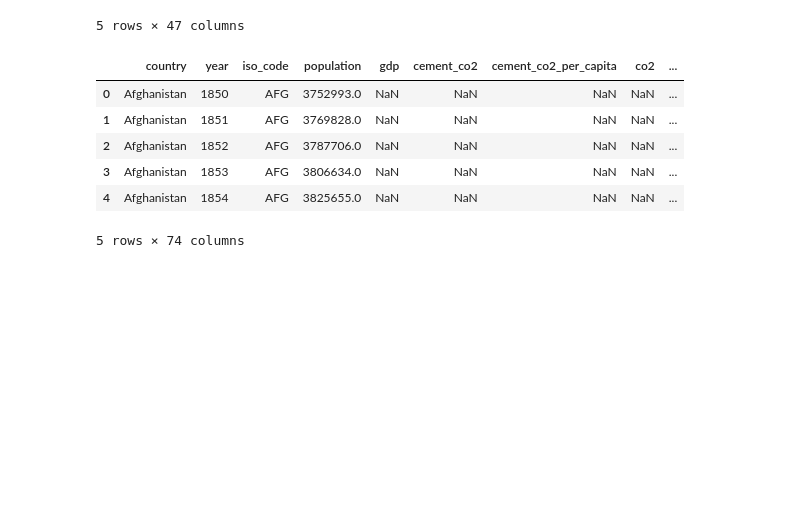
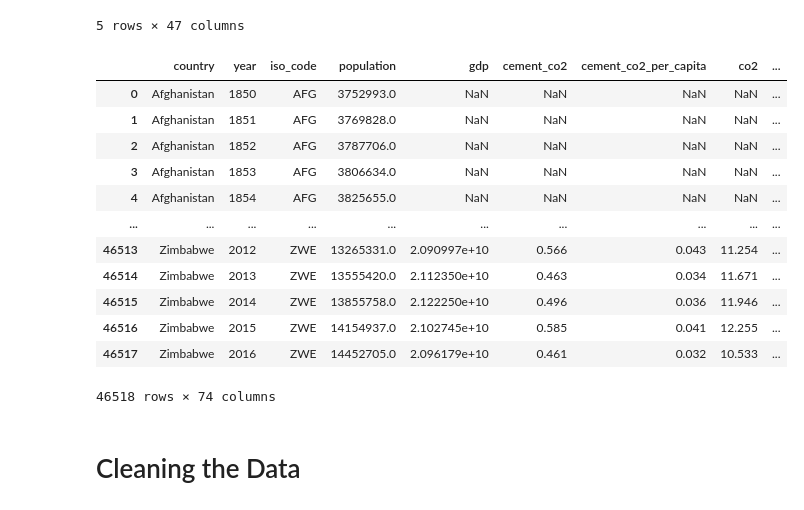
Before and after one commit to ubco-W2022T2-data301/project-group-group42, a Jupyter notebook: analysis/analysisRona.ipynb, the cells around one changed output. Cells and saved outputs as stored; diff of their text form; code cells hidden in the pictures; blank space fills up the shorter version.

```diff
--- a/analysis/analysisRona.ipynb
+++ b/analysis/analysisRona.ipynb
@@ -21,12 +27,20 @@ df_nd.head(5)
 # %%
 import pandas as pd
 df_emis = pd.read_csv("../data/raw/owid_emissions.csv") # Emissions dataframe
-df_emis.head(5)
+df_emis.head(-5)
 # %% [output]
 |  | country | year | iso_code | population | gdp | cement_co2 | cement_co2_per_capita | co2 | ... |
 | 0 | Afghanistan | 1850 | AFG | 3752993.0 | NaN | NaN | NaN | NaN | ... |
 | 1 | Afghanistan | 1851 | AFG | 3769828.0 | NaN | NaN | NaN | NaN | ... |
 | 2 | Afghanistan | 1852 | AFG | 3787706.0 | NaN | NaN | NaN | NaN | ... |
 | 3 | Afghanistan | 1853 | AFG | 3806634.0 | NaN | NaN | NaN | NaN | ... |
 | 4 | Afghanistan | 1854 | AFG | 3825655.0 | NaN | NaN | NaN | NaN | ... |
+| ... | ... | ... | ... | ... | ... | ... | ... | ... | ... |
+| 46513 | Zimbabwe | 2012 | ZWE | 13265331.0 | 2.090997e+10 | 0.566 | 0.043 | 11.254 | ... |
+| 46514 | Zimbabwe | 2013 | ZWE | 13555420.0 | 2.112350e+10 | 0.463 | 0.034 | 11.671 | ... |
+| 46515 | Zimbabwe | 2014 | ZWE | 13855758.0 | 2.122250e+10 | 0.496 | 0.036 | 11.946 | ... |
+| 46516 | Zimbabwe | 2015 | ZWE | 14154937.0 | 2.102745e+10 | 0.585 | 0.041 | 12.255 | ... |
+| 46517 | Zimbabwe | 2016 | ZWE | 14452705.0 | 2.096179e+10 | 0.461 | 0.032 | 10.533 | ... |
-5 rows × 74 columns
+46518 rows × 74 columns
+# %% [markdown]
+# Cleaning the Data
```
Also changed, not shown: parts of 26 cells of this notebook, 3 other files.
